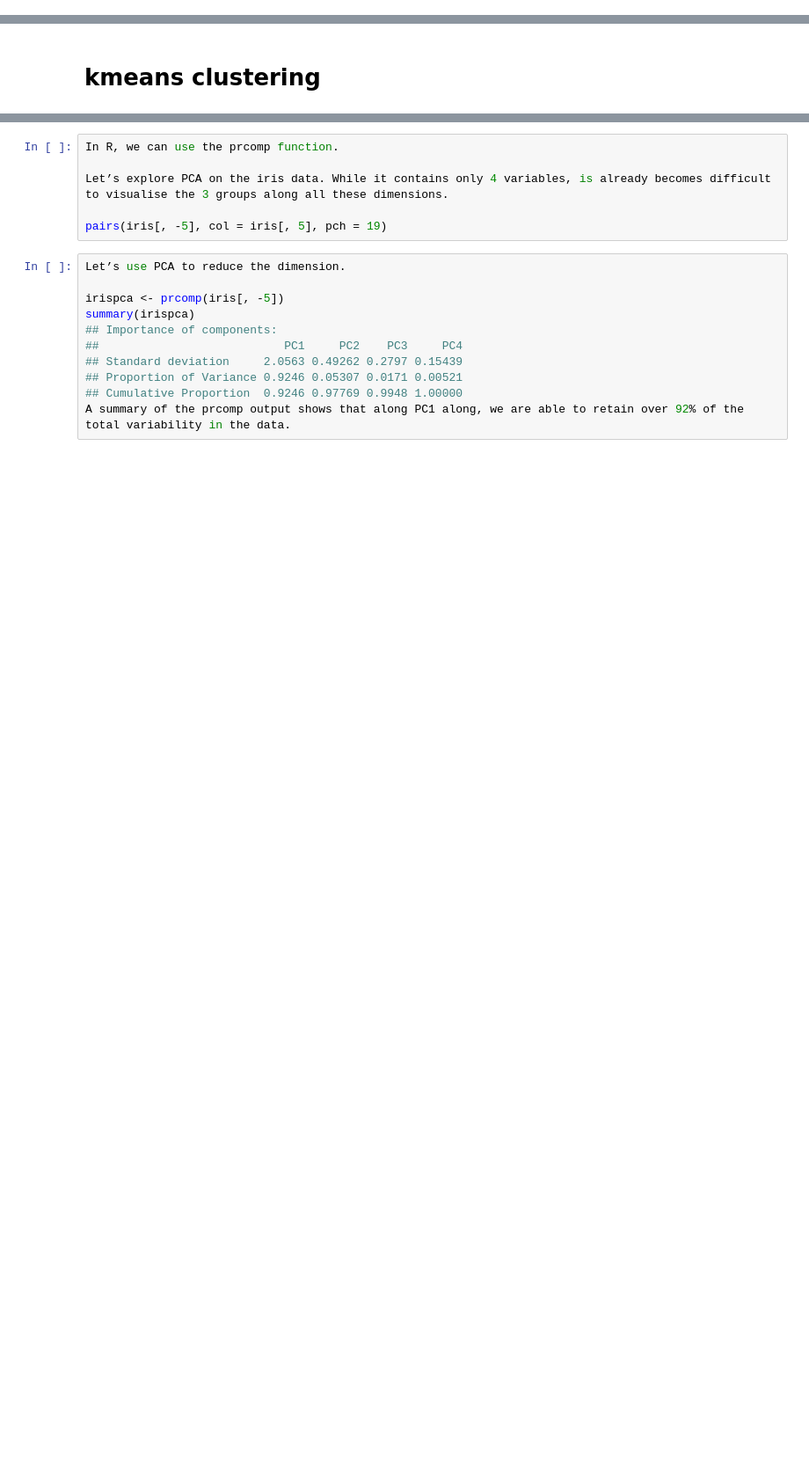
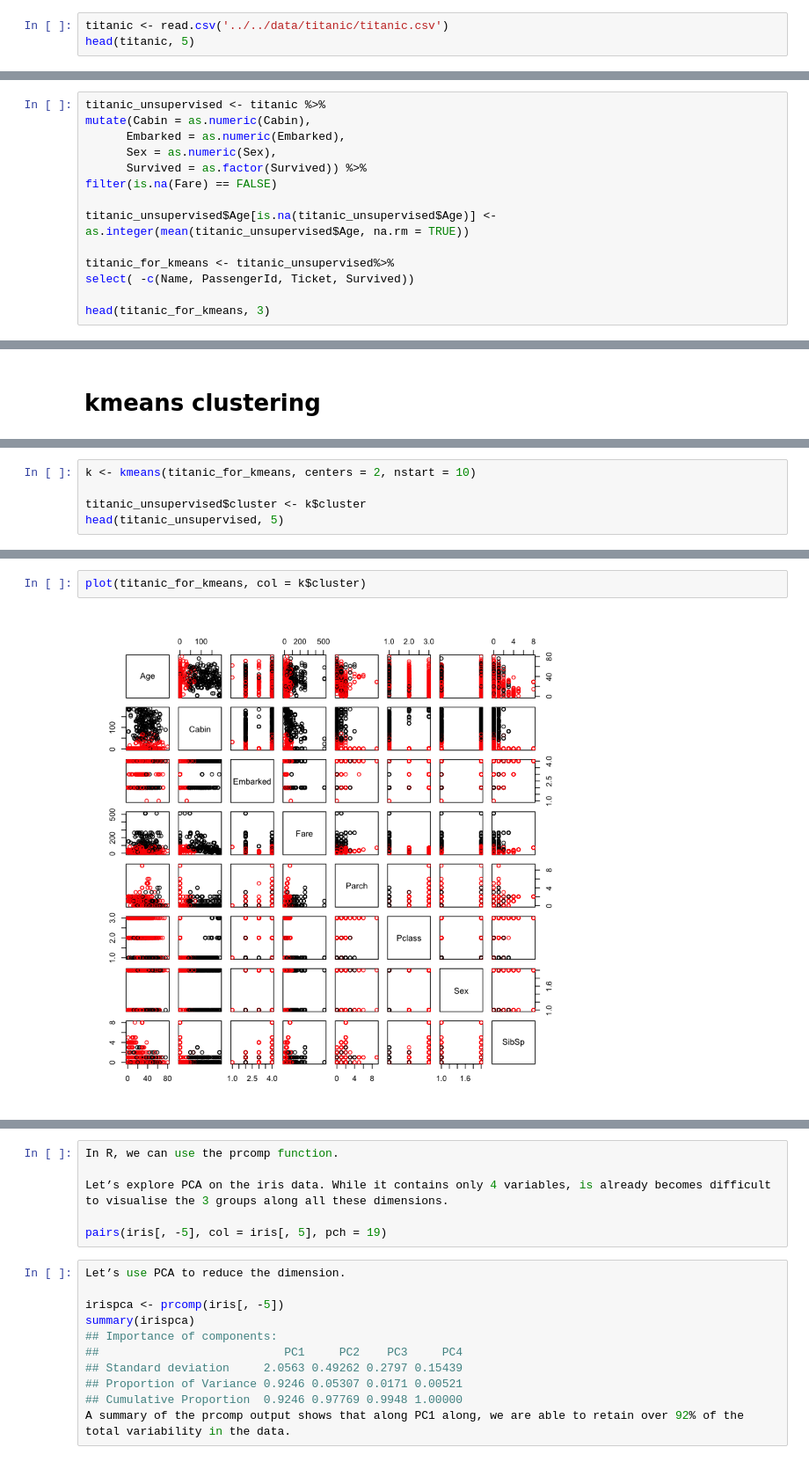
Before and after one commit to experoinc/womens-ml-product-hackathon, a Jupyter notebook: bootcamp/R/4_unsupervised.ipynb, the cells around one changed output, grey strips where cells are left out. Shown at 88% size. Drawn from its saved outputs; the diff is of its cells as text; blank space fills up the shorter version.

```diff
--- a/bootcamp/R/4_unsupervised.ipynb
+++ b/bootcamp/R/4_unsupervised.ipynb
@@ -14,0 +4,3 @@ there is generally much more unlabelled data available than labelled data.
+# %%
+titanic <- read.csv('../../data/titanic/titanic.csv')
+head(titanic, 5)
@@ -14,0 +30,15 @@ there is generally much more unlabelled data available than labelled data.
+# %%
+titanic_unsupervised <- titanic %>%
+mutate(Cabin = as.numeric(Cabin),
+      Embarked = as.numeric(Embarked),
+      Sex = as.numeric(Sex),
+      Survived = as.factor(Survived)) %>%
+filter(is.na(Fare) == FALSE)
+
+titanic_unsupervised$Age[is.na(titanic_unsupervised$Age)] <-
+as.integer(mean(titanic_unsupervised$Age, na.rm = TRUE))
+
+titanic_for_kmeans <- titanic_unsupervised%>%
+select( -c(Name, PassengerId, Ticket, Survived))
+
+head(titanic_for_kmeans, 3)
@@ -68,0 +69,5 @@ Principal components are orthogonal to each other, i.e. non-correlated.
+# %%
+k <- kmeans(titanic_for_kmeans, centers = 2, nstart = 10)
+
+titanic_unsupervised$cluster <- k$cluster
+head(titanic_unsupervised, 5)
@@ -68,0 +81,4 @@ Principal components are orthogonal to each other, i.e. non-correlated.
+# %%
+plot(titanic_for_kmeans, col = k$cluster)
+# %% [output]
+[figure, added]
```
Also changed, not shown: parts of 21 cells of this notebook, 3 other files.
